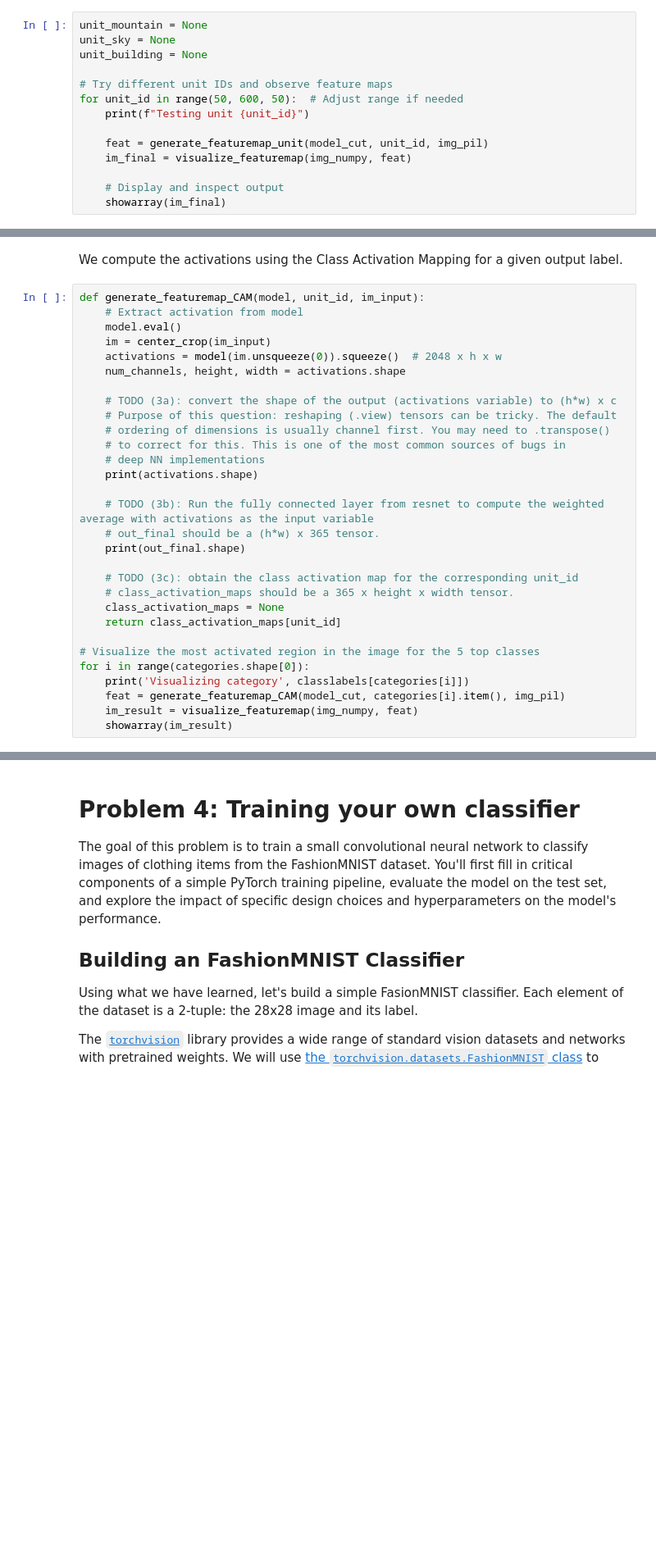
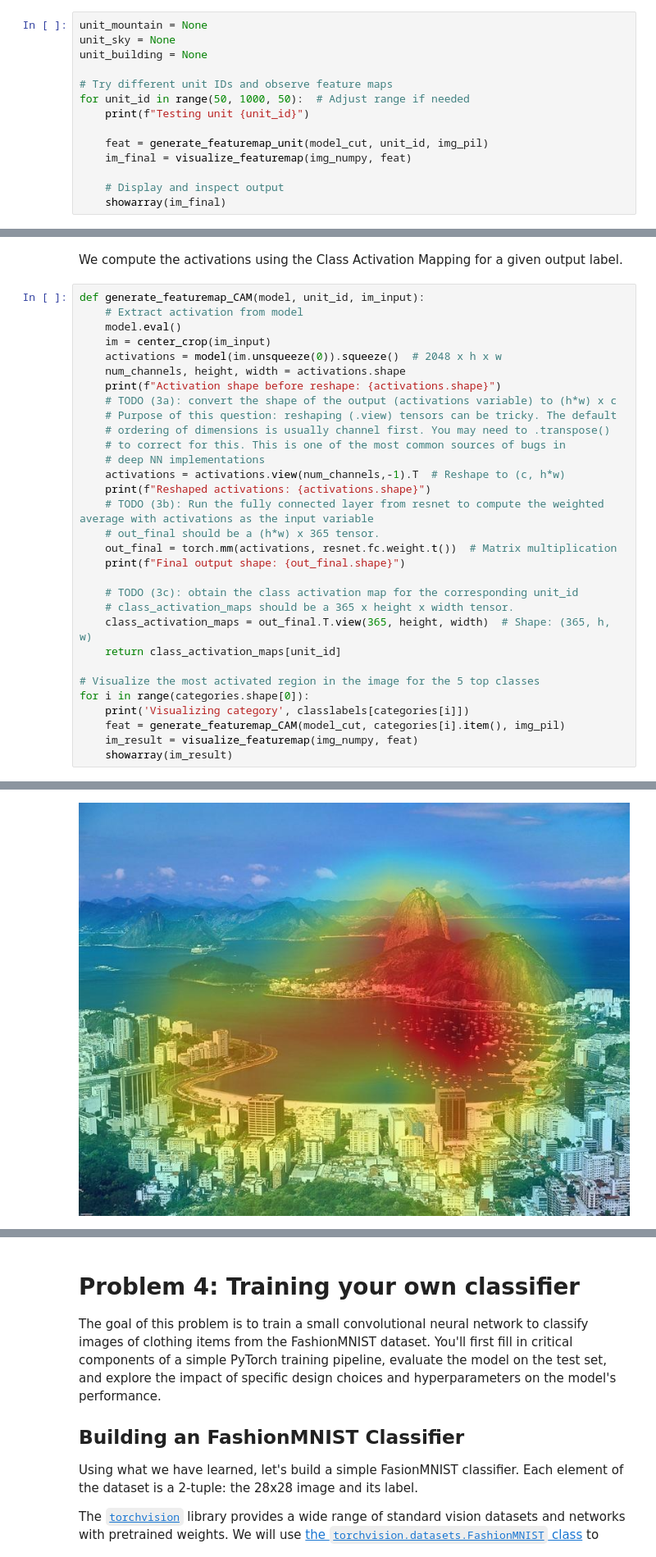
Before and after one commit to suhridgit/6.8300_819_spring_2024, a Jupyter notebook: pset4_2024/pset4_2024.ipynb, the cells around one changed output, grey strips where cells are left out. Shown at 82% size. Saved outputs shown, nothing was run; the diff lists cells and outputs as text; blank space fills up the shorter version.

```diff
--- a/pset4_2024/pset4_2024.ipynb
+++ b/pset4_2024/pset4_2024.ipynb
@@ -313,7 +313,7 @@ unit_sky = None
 unit_building = None
 
 # Try different unit IDs and observe feature maps
-for unit_id in range(50, 600, 50):  # Adjust range if needed
+for unit_id in range(50, 1000, 50):  # Adjust range if needed
     print(f"Testing unit {unit_id}")
 
     feat = generate_featuremap_unit(model_cut, unit_id, img_pil)
@@ -431,21 +446,22 @@ def generate_featuremap_CAM(model, unit_id, im_input):
     im = center_crop(im_input)
     activations = model(im.unsqueeze(0)).squeeze()  # 2048 x h x w
     num_channels, height, width = activations.shape
-
+    print(f"Activation shape before reshape: {activations.shape}")
     # TODO (3a): convert the shape of the output (activations variable) to (h*w) x c
     # Purpose of this question: reshaping (.view) tensors can be tricky. The default
     # ordering of dimensions is usually channel first. You may need to .transpose()
     # to correct for this. This is one of the most common sources of bugs in
     # deep NN implementations
-    print(activations.shape)
-
+    activations = activations.view(num_channels,-1).T  # Reshape to (c, h*w)
+    print(f"Reshaped activations: {activations.shape}")
     # TODO (3b): Run the fully connected layer from resnet to compute the weighted average with activations as the input variable
     # out_final should be a (h*w) x 365 tensor.
-    print(out_final.shape)
+    out_final = torch.mm(activations, resnet.fc.weight.t())  # Matrix multiplication
+    print(f"Final output shape: {out_final.shape}")
 
     # TODO (3c): obtain the class activation map for the corresponding unit_id
     # class_activation_maps should be a 365 x height x width tensor.
-    class_activation_maps = None
+    class_activation_maps = out_final.T.view(365, height, width)  # Shape: (365, h, w)
     return class_activation_maps[unit_id]
 
 # Visualize the most activated region in the image for the 5 top classes
@@ -454,3 +470,4 @@ for i in range(categories.shape[0]):
     feat = generate_featuremap_CAM(model_cut, categories[i].item(), img_pil)
     im_result = visualize_featuremap(img_numpy, feat)
     showarray(im_result)
+# %% [output]
@@ -456,0 +478 @@ for i in range(categories.shape[0]):
+[figure, added]
```
Also changed, not shown: parts of 10 cells of this notebook.
